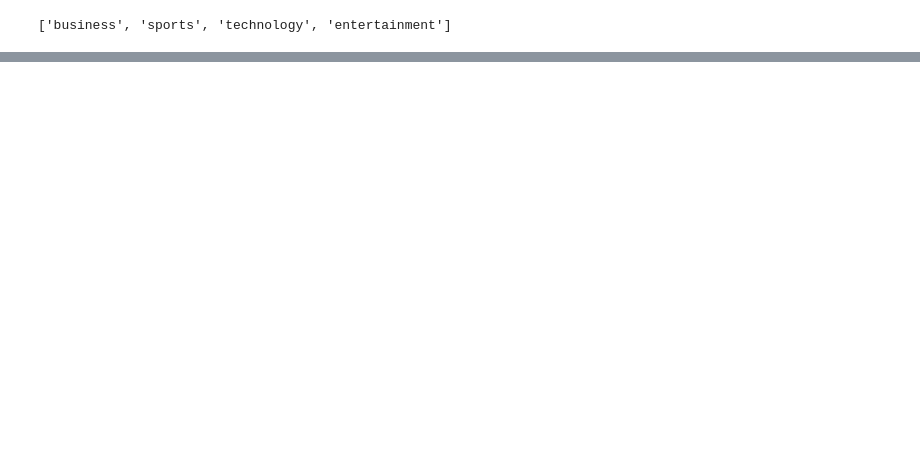
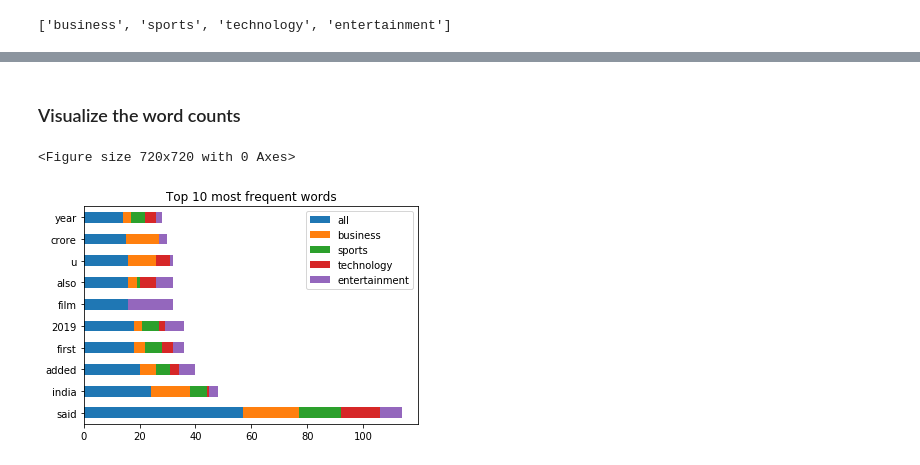
Before and after one commit to jessejinnaruiz/ds-methodologies-exercises, a Jupyter notebook: nlp/explore.ipynb, the cells around one changed output, grey strips where cells are left out. Drawn from its saved outputs; the diff is of its cells as text; code cells hidden in the pictures; blank space fills up the shorter version.

```diff
--- a/nlp/explore.ipynb
+++ b/nlp/explore.ipynb
@@ -886,0 +1128,3 @@ cat
+# %%
+all_words = clean(' '.join(news.content))
+all_words
@@ -886,0 +1151,6 @@ cat
+# %%
+biz_freq = pd.Series(biz_words).value_counts()
+spo_freq = pd.Series(spo_words).value_counts()
+tech_freq = pd.Series(tech_words).value_counts()
+ent_freq = pd.Series(ent_words).value_counts()
+all_freq = pd.Series(all_words).value_counts()
@@ -886,0 +1159,7 @@ cat
+# %%
+word_counts = (pd.concat([all_freq, biz_freq, spo_freq, tech_freq, ent_freq], axis=1, sort=True)
+                .set_axis(['all', 'business', 'sports', 'technology', 'entertainment'], axis=1, inplace=False)
+                .fillna(0)
+                .apply(lambda s: s.astype(int)))
+
+word_counts.head()
@@ -886,0 +1173,12 @@ cat
+# %%
+word_counts_sorted = word_counts.sort_values(by='all', ascending=False).head(10)
+# %% [markdown]
+### Visualize the word counts
+# %%
+plt.figure(figsize=(10, 10))
+word_counts_sorted.plot.barh(stacked=True)
+plt.title('Top 10 most frequent words')
+plt.show()
+# %% [output]
+<Figure size 720x720 with 0 Axes>
+[figure, added]
```
Also changed, not shown: parts of 38 cells of this notebook.
